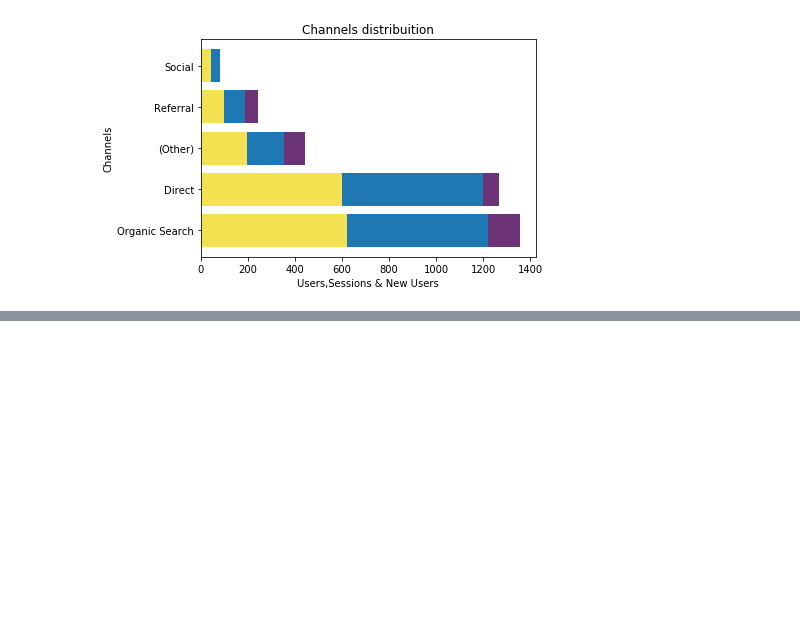
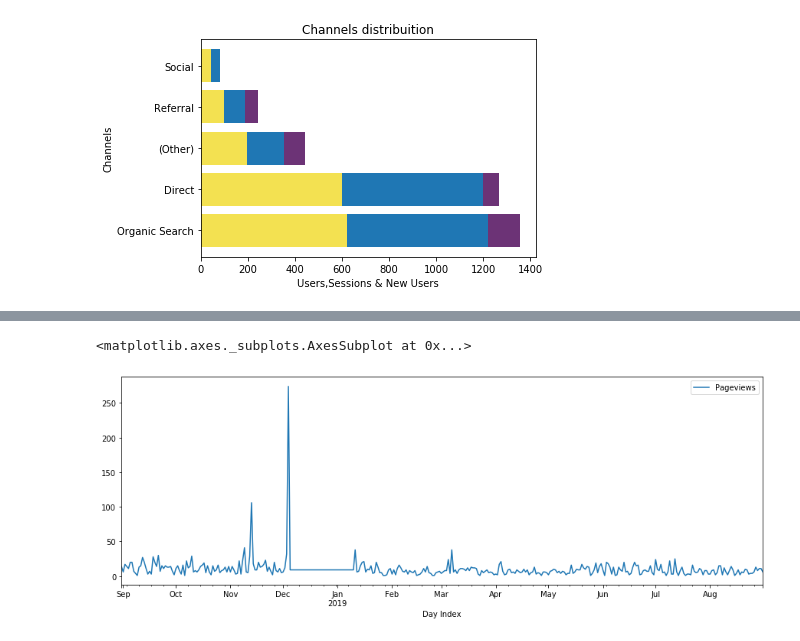
Before and after one commit to estebanprietodocs/marketing, a Jupyter notebook: Visualization.ipynb, the cells around one changed output, grey strips where cells are left out. Saved outputs shown, nothing was run; the diff lists cells and outputs as text; code cells hidden in the pictures; blank space fills up the shorter version.

```diff
--- a/Visualization.ipynb
+++ b/Visualization.ipynb
@@ -172,0 +194,11 @@ plt.show()
+# %%
+#Fixing missing values (mean instead of 0)
+average_value = ga_page_traffic_data['Pageviews'].mean()
+#Replace any values that are 0 with the average values
+ga_page_traffic_data['Pageviews'].replace(0,
+                                          average_value,
+                                          inplace=True)
+ga_page_traffic_data.plot(figsize=(15,5))
+# %% [output]
+<matplotlib.axes._subplots.AxesSubplot at 0x...>
+[figure, added]
```
Also changed, not shown: parts of 5 cells of this notebook, 2 other files.
